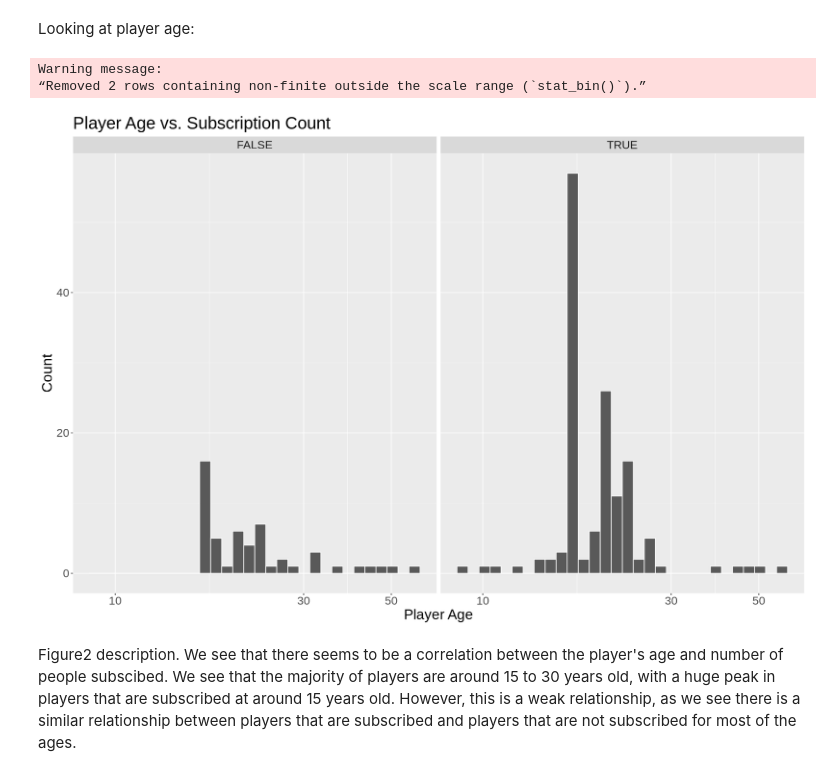
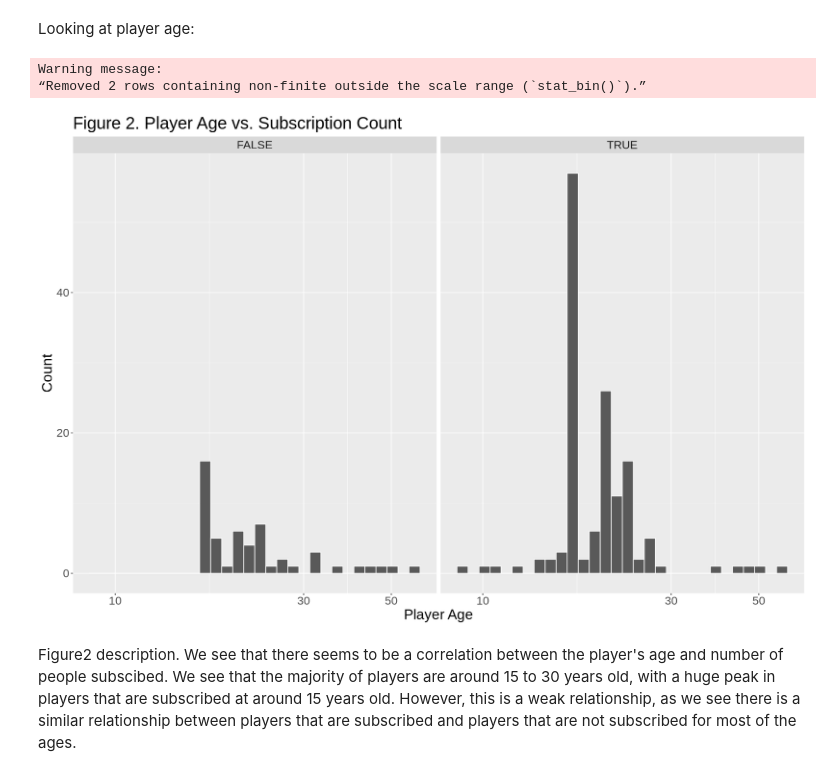
Before and after one commit to yunan-Deng/data_science_100_group33, a Jupyter notebook: Final Project Report.ipynb, the cells around one changed output. Saved outputs shown, nothing was run; the diff lists cells and outputs as text; code cells hidden in the pictures.

```diff
--- a/Final Project Report.ipynb
+++ b/Final Project Report.ipynb
@@ -127,17 +145,17 @@ Looking at player age:
 # %%
 options(repr.plot.width = 15, repr.plot.height = 10)
 players_age <- players_clean |>
     ggplot(aes(x = Age)) +
     geom_histogram(bins = 30, color = "white") +
     scale_x_log10() +
     facet_wrap(~subscribe) +
-    labs(title = "Player Age vs. Subscription Count", x = "Player Age", y = "Count") +
+    labs(title = "Figure 2. Player Age vs. Subscription Count", x = "Player Age", y = "Count") +
     theme(text = element_text(size = 20))
 players_age
 # %% [output]
 Warning message:
 “Removed 2 rows containing non-finite outside the scale range (`stat_bin()`).”
-[figure, old version]
+[figure, new version]
 # %% [markdown]
 Figure2 description. We see that there seems to be a correlation between the player's age and number of people subscibed. We see that the majority of players are around 15 to 30 years old, with a huge peak in players that are subscribed at around 15 years old. However, this is a weak relationship, as we see there is a similar relationship between players that are subscribed and players that are not subscribed for most of the ages.
 # %% [markdown]
```
Also changed, not shown: parts of 7 cells of this notebook.
